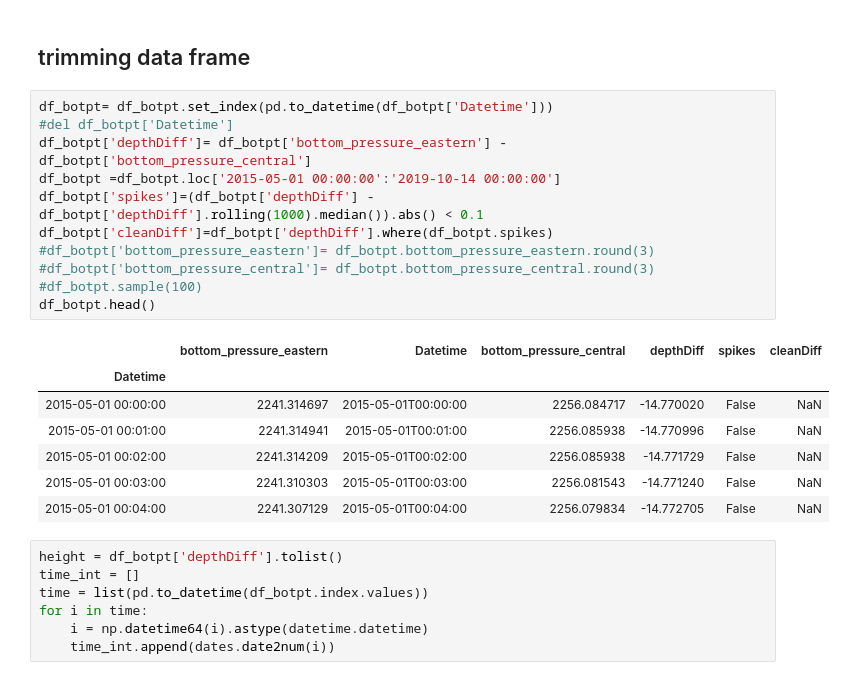
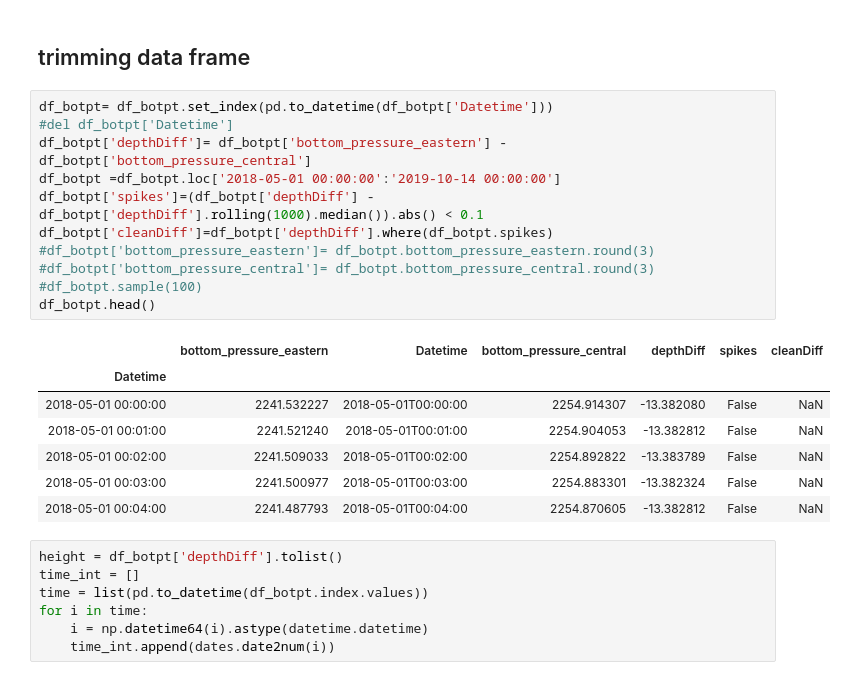
Before and after one commit to daxsoule/BOTPT, a Jupyter notebook: notebooks/multivariate.ipynb, the cells around one changed output. Drawn from its saved outputs; the diff is of its cells as text.

```diff
--- a/notebooks/multivariate.ipynb
+++ b/notebooks/multivariate.ipynb
@@ -75,22 +79,22 @@ df_botpt.tail()
 # %%
 df_botpt= df_botpt.set_index(pd.to_datetime(df_botpt['Datetime']))
 #del df_botpt['Datetime']
 df_botpt['depthDiff']= df_botpt['bottom_pressure_eastern'] - df_botpt['bottom_pressure_central']
-df_botpt =df_botpt.loc['2015-05-01 00:00:00':'2019-10-14 00:00:00']
+df_botpt =df_botpt.loc['2018-05-01 00:00:00':'2019-10-14 00:00:00']
 df_botpt['spikes']=(df_botpt['depthDiff'] - df_botpt['depthDiff'].rolling(1000).median()).abs() < 0.1
 df_botpt['cleanDiff']=df_botpt['depthDiff'].where(df_botpt.spikes)
 #df_botpt['bottom_pressure_eastern']= df_botpt.bottom_pressure_eastern.round(3)
 #df_botpt['bottom_pressure_central']= df_botpt.bottom_pressure_central.round(3)
 #df_botpt.sample(100)
 df_botpt.head()
 # %% [output]
 |  | bottom_pressure_eastern | Datetime | bottom_pressure_central | depthDiff | spikes | cleanDiff |
 | Datetime |  |  |  |  |  |  |
-| 2015-05-01 00:00:00 | 2241.314697 | 2015-05-01T00:00:00 | 2256.084717 | -14.770020 | False | NaN |
-| 2015-05-01 00:01:00 | 2241.314941 | 2015-05-01T00:01:00 | 2256.085938 | -14.770996 | False | NaN |
-| 2015-05-01 00:02:00 | 2241.314209 | 2015-05-01T00:02:00 | 2256.085938 | -14.771729 | False | NaN |
-| 2015-05-01 00:03:00 | 2241.310303 | 2015-05-01T00:03:00 | 2256.081543 | -14.771240 | False | NaN |
-| 2015-05-01 00:04:00 | 2241.307129 | 2015-05-01T00:04:00 | 2256.079834 | -14.772705 | False | NaN |
+| 2018-05-01 00:00:00 | 2241.532227 | 2018-05-01T00:00:00 | 2254.914307 | -13.382080 | False | NaN |
+| 2018-05-01 00:01:00 | 2241.521240 | 2018-05-01T00:01:00 | 2254.904053 | -13.382812 | False | NaN |
+| 2018-05-01 00:02:00 | 2241.509033 | 2018-05-01T00:02:00 | 2254.892822 | -13.383789 | False | NaN |
+| 2018-05-01 00:03:00 | 2241.500977 | 2018-05-01T00:03:00 | 2254.883301 | -13.382324 | False | NaN |
+| 2018-05-01 00:04:00 | 2241.487793 | 2018-05-01T00:04:00 | 2254.870605 | -13.382812 | False | NaN |
 # %%
 height = df_botpt['depthDiff'].tolist()
 time_int = []
```
Also changed, not shown: parts of 19 cells of this notebook, 2 other files.
